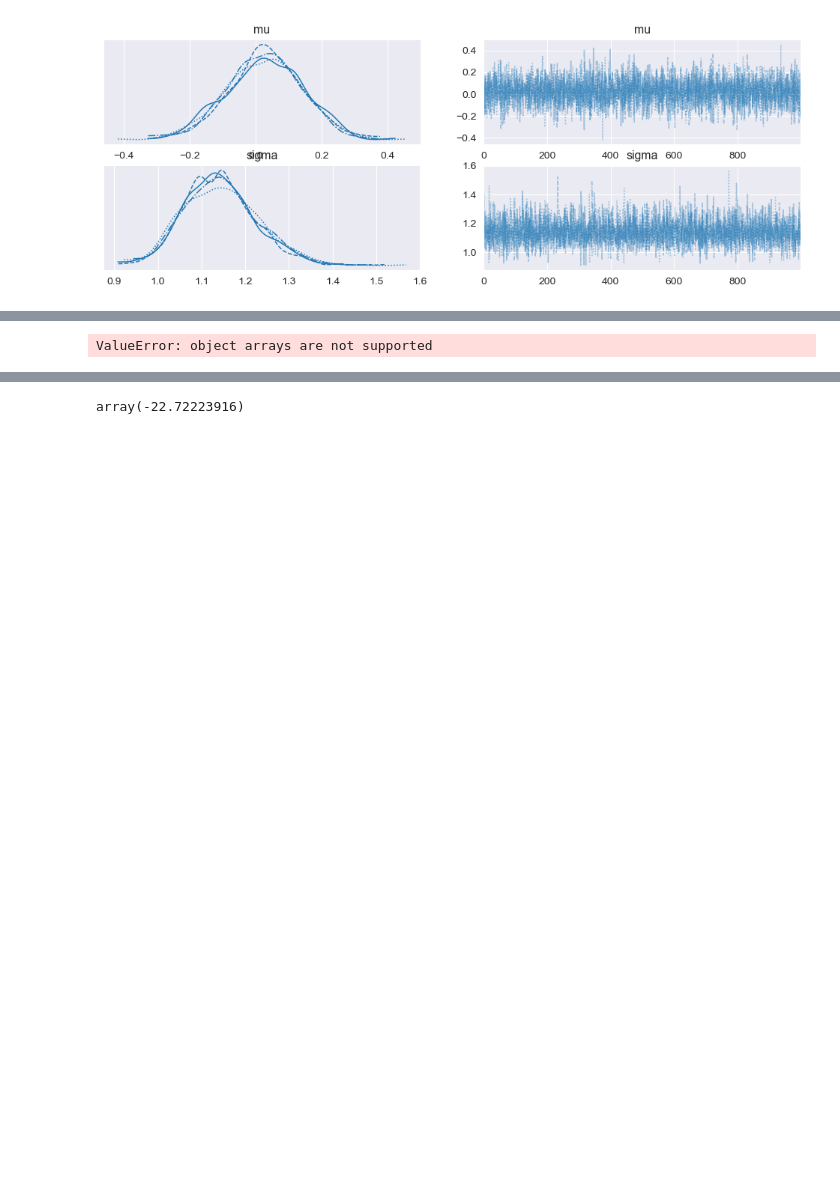
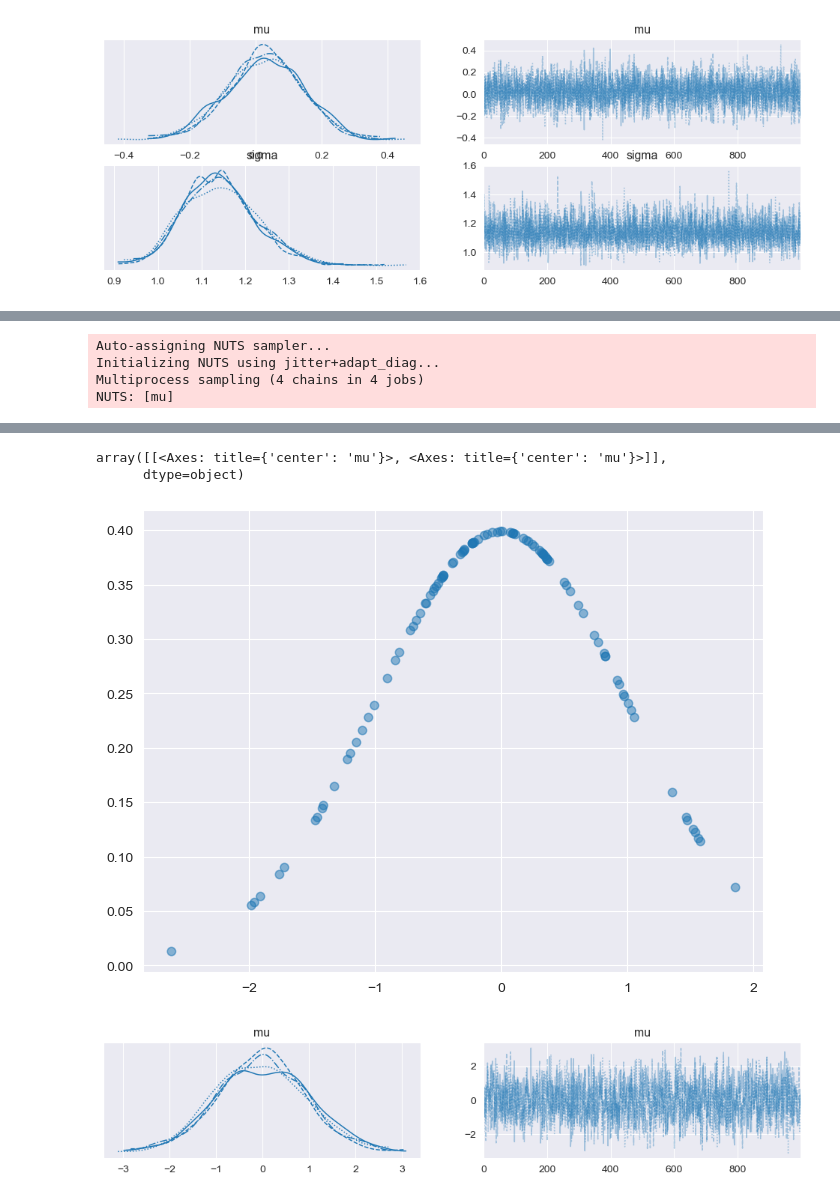
Before and after one commit to Kumachar/ResearchExamples, a Jupyter notebook: PyMC_Regression.ipynb, the cells around one changed output, grey strips where cells are left out. Cells and saved outputs as stored; diff of their text form; code cells hidden in the pictures; blank space fills up the shorter version.

Commit message:
Add interpolated likelihood and conda environment

```diff
--- a/PyMC_Regression.ipynb
+++ b/PyMC_Regression.ipynb
@@ -568,38 +568,44 @@ array([[<Axes: title={'center': 'mu'}>, <Axes: title={'center': 'mu'}>],
 # %%
-from scipy.interpolate import interp1d
-
-from pytensor.tensor.extra_ops import InterpOp1D
 
 # Generate some fake observed data
 np.random.seed(42)
-observed_data = np.random.normal(0, 1, size=50)
+observed_mu = np.random.normal(0, 1, size=100)
+#reorder the observed mu
+observed_mu = np.sort(observed_mu)
+
+# Generate some fake observed data and exclude values that exceed the observed mu or less than min observed mu
+observed_data = np.random.normal(0, 1, size=30)
+observed_data = observed_data[(observed_data < observed_mu.max()) & (observed_data > observed_mu.min())]
+
+
 
 # Precompute log-likelihoods for different values of mu (assuming normal likelihood)
-mu_values = np.linspace(-3, 3, 50)  # Grid of mu values
-log_likelihood_values = -0.5 * np.sum((observed_data[:, None] - mu_values) ** 2, axis=0)
+log_likelihood_values = -0.5 * (observed_mu[:, None]) ** 2 - 0.5 * np.log(2 * np.pi)
+sampled_likelihood = np.exp(log_likelihood_values)
 
-# Convert mu_values and log_likelihood_values to pytensor tensors
-mu_values_tensor = pt.as_tensor_variable(mu_values)
-log_likelihood_values_tensor = pt.as_tensor_variable(log_likelihood_values)
-
-# Define custom log-likelihood function using symbolic interpolation
-def custom_likelihood(value, mu):
-    # Use PyTensor's interpolation operator
-    interpolated_log_likelihood = InterpOp1D()(mu_values_tensor, log_likelihood_values_tensor, mu)
-    return interpolated_log_likelihood
+#plot the scatter likelihood values
+plt.figure(figsize=(8, 6))
+plt.scatter(observed_mu, np.exp(log_likelihood_values), alpha=0.5)
 
 # Build the PyMC model
 with pm.Model() as model:
     # Define a prior for mu: N(0, 1)
     mu = pm.Normal('mu', mu=0, sigma=1)
 
-    # Define the custom likelihood using CustomDist
-    custom = pm.CustomDist('custom_likelihood', mu, logp=custom_likelihood, observed=observed_data)
+    # use interpolation to get the log-likelihood for the observed data
+    log_likelihood = pm.Interpolated('log_likelihood', observed_mu, sampled_likelihood, observed=observed_data)
+
 
     # Perform MCMC sampling
     trace = pm.sample(1000, return_inferencedata=True)
 
+
+
+
 # Plot the trace
 pm.plot_trace(trace)
 # %% [output]
-ValueError: object arrays are not supported
+Auto-assigning NUTS sampler...
+Initializing NUTS using jitter+adapt_diag...
+Multiprocess sampling (4 chains in 4 jobs)
+NUTS: [mu]
@@ -606,4 +616,4 @@ ValueError: object arrays are not supported
+array([[<Axes: title={'center': 'mu'}>, <Axes: title={'center': 'mu'}>]],
+      dtype=object)
+[figure, added]
+[figure, added]
-# %%
-log_likelihood_interp(0)
-# %% [output]
-array(-22.72223916)
```
Also changed, not shown: parts of 14 cells of this notebook, 1 other file.
